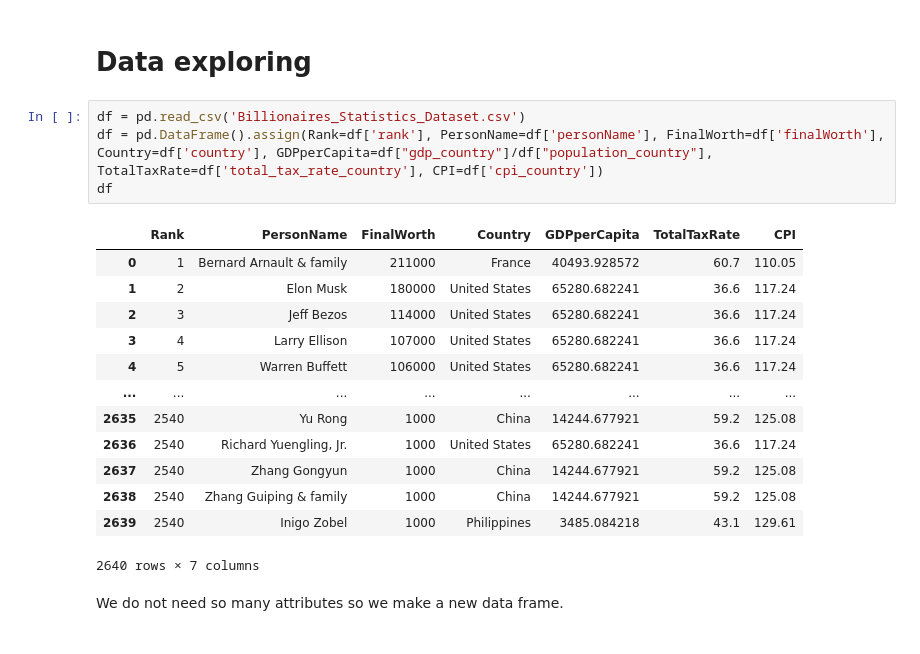
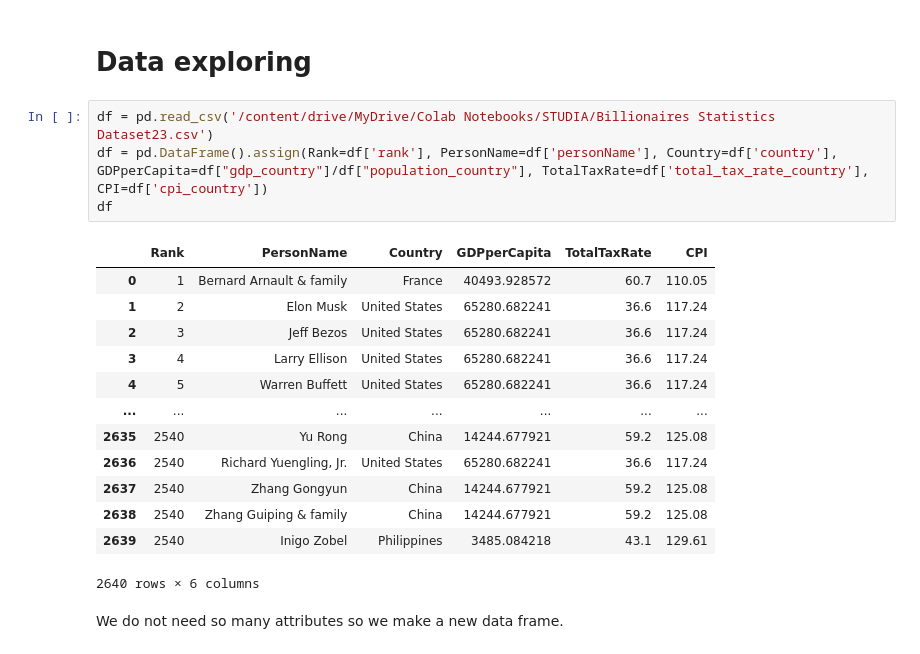
Before and after one commit to ericczop/BillionairesData-MachineLearning, a Jupyter notebook: BillionairesAnalysis.ipynb, the cells around one changed output. Drawn from its saved outputs; the diff is of its cells as text.

```diff
--- a/BillionairesAnalysis.ipynb
+++ b/BillionairesAnalysis.ipynb
@@ -17,23 +32,23 @@ Mounted at /content/drive
 # %% [markdown]
 # Data exploring
 # %%
-df = pd.read_csv('Billionaires_Statistics_Dataset.csv')
-df = pd.DataFrame().assign(Rank=df['rank'], PersonName=df['personName'], FinalWorth=df['finalWorth'], Country=df['country'], GDPperCapita=df["gdp_country"]/df["population_country"], TotalTaxRate=df['total_tax_rate_country'], CPI=df['cpi_country'])
+df = pd.read_csv('/content/drive/MyDrive/Colab Notebooks/STUDIA/Billionaires Statistics Dataset23.csv')
+df = pd.DataFrame().assign(Rank=df['rank'], PersonName=df['personName'], Country=df['country'], GDPperCapita=df["gdp_country"]/df["population_country"], TotalTaxRate=df['total_tax_rate_country'], CPI=df['cpi_country'])
 df
 # %% [output]
-|  | Rank | PersonName | FinalWorth | Country | GDPperCapita | TotalTaxRate | CPI |
-| 0 | 1 | Bernard Arnault & family | 211000 | France | 40493.928572 | 60.7 | 110.05 |
-| 1 | 2 | Elon Musk | 180000 | United States | 65280.682241 | 36.6 | 117.24 |
-| 2 | 3 | Jeff Bezos | 114000 | United States | 65280.682241 | 36.6 | 117.24 |
-| 3 | 4 | Larry Ellison | 107000 | United States | 65280.682241 | 36.6 | 117.24 |
-| 4 | 5 | Warren Buffett | 106000 | United States | 65280.682241 | 36.6 | 117.24 |
-| ... | ... | ... | ... | ... | ... | ... | ... |
-| 2635 | 2540 | Yu Rong | 1000 | China | 14244.677921 | 59.2 | 125.08 |
-| 2636 | 2540 | Richard Yuengling, Jr. | 1000 | United States | 65280.682241 | 36.6 | 117.24 |
-| 2637 | 2540 | Zhang Gongyun | 1000 | China | 14244.677921 | 59.2 | 125.08 |
-| 2638 | 2540 | Zhang Guiping & family | 1000 | China | 14244.677921 | 59.2 | 125.08 |
-| 2639 | 2540 | Inigo Zobel | 1000 | Philippines | 3485.084218 | 43.1 | 129.61 |
+|  | Rank | PersonName | Country | GDPperCapita | TotalTaxRate | CPI |
+| 0 | 1 | Bernard Arnault & family | France | 40493.928572 | 60.7 | 110.05 |
+| 1 | 2 | Elon Musk | United States | 65280.682241 | 36.6 | 117.24 |
+| 2 | 3 | Jeff Bezos | United States | 65280.682241 | 36.6 | 117.24 |
+| 3 | 4 | Larry Ellison | United States | 65280.682241 | 36.6 | 117.24 |
+| 4 | 5 | Warren Buffett | United States | 65280.682241 | 36.6 | 117.24 |
+| ... | ... | ... | ... | ... | ... | ... |
+| 2635 | 2540 | Yu Rong | China | 14244.677921 | 59.2 | 125.08 |
+| 2636 | 2540 | Richard Yuengling, Jr. | United States | 65280.682241 | 36.6 | 117.24 |
+| 2637 | 2540 | Zhang Gongyun | China | 14244.677921 | 59.2 | 125.08 |
+| 2638 | 2540 | Zhang Guiping & family | China | 14244.677921 | 59.2 | 125.08 |
+| 2639 | 2540 | Inigo Zobel | Philippines | 3485.084218 | 43.1 | 129.61 |
-2640 rows × 7 columns
+2640 rows × 6 columns
 # %% [markdown]
 We do not need so many attributes so we make a new data frame.
 # %% [markdown]
```
Also changed, not shown: parts of 133 cells of this notebook.
